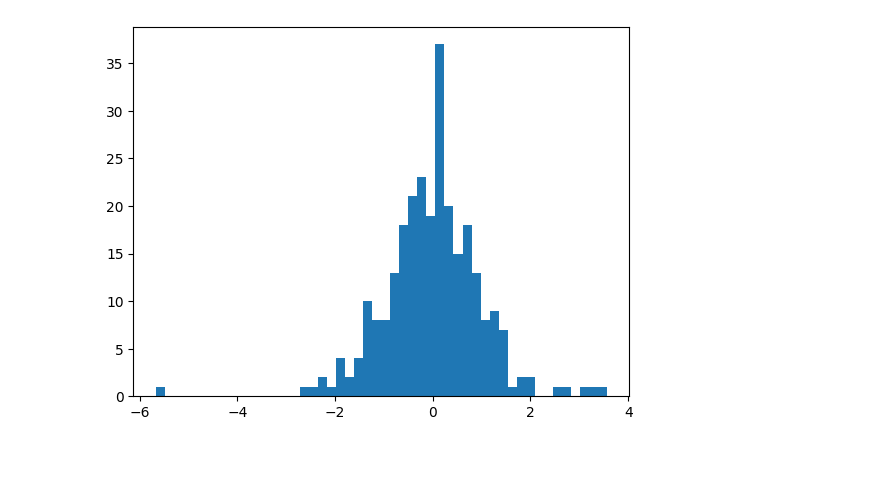
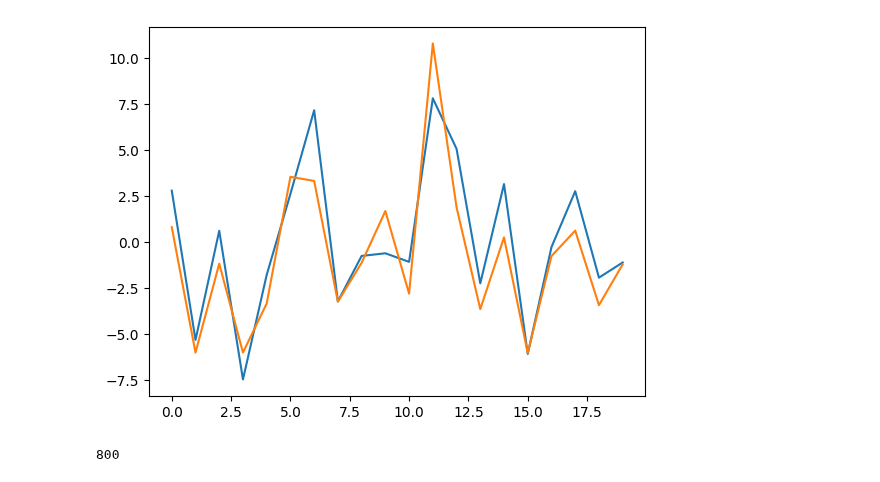
Before and after one commit to SHSMJ200/Bargh_ML, a Jupyter notebook: src/models/jupyter_files/add_new_filter_with_torbin_temp.ipynb, the cells around one changed output. Drawn from its saved outputs; the diff is of its cells as text; code cells hidden in the pictures.

```diff
--- a/src/models/jupyter_files/add_new_filter_with_torbin_temp.ipynb
+++ b/src/models/jupyter_files/add_new_filter_with_torbin_temp.ipynb
@@ -95,13 +84,17 @@ plt.show()
 # %%
+one_unit_df = merged_df[(merged_df['name'] == name) & (merged_df['code'] == code)]
+one_unit_df = one_unit_df[one_unit_df['is_good_peak'] >= 3]
 one_unit_df.loc[is_in_area, "is_good_peak"] = 4
 # %%
 df_r_selected = Data_selector(one_unit_df).select_peaks(goodness=4)
 
-base_features = ["temperature", "humidity", "dew", "surface_pressure"]
+base_features = ["temperature"]
 # base_features = []
-hours_delay = [1, 5]
+hours_delay = []
 lag_features = [f"{feature}_with_{hour}_delay" for feature in base_features for hour in hours_delay]
 time_features = ["hour", "day_of_week", "month", "season", "datetime"]
+time_features = ['datetime']
+
 feature_selector = Feature_selector(df_r_selected, "generation")
 
 features_to_select = base_features + lag_features + time_features + ["sen_temperature"]
@@ -111,8 +104,8 @@ X, y, _ = feature_selector.get_X_and_y(n_mimo=1)
 
 X_train, X_test, y_train, y_test = train_test_split(X, y, test_size=0.2, random_state=42)
 
-model = xgb.XGBRegressor(objective='reg:squarederror', n_estimators=2000, max_depth=5, learning_rate=0.1)
-# model = LinearRegression()
+# model = xgb.XGBRegressor(objective='reg:squarederror', n_estimators=200, max_depth=5, learning_rate=0.1)
+model = LinearRegression()
 model.fit(X_train, y_train)
 logger.info(f"Model has been trained successfully")
 
@@ -166,8 +124,16 @@ y_diff = y_pred_test - y_test
-# %%
-plt.hist(y_diff, bins=50)
-plt.show()
-# %% [output]
-[figure, removed]
+# %%
+y_test = np.array(y_test[:20])
+y_pred_test = np.array(y_pred_test[:20])
+
+plt.plot(y_test - np.mean(y_test))
+plt.plot(y_pred_test - np.mean(y_test))
+plt.show()
+# %% [output]
+[figure, added]
+# %%
+len(df_r_selected)
+# %% [output]
+800
 # %%
 a_one_unit_df = merged_df[(merged_df['name'] == name) & (merged_df['code'] == code)]
 
```
Also changed, not shown: parts of 12 cells of this notebook, 1 other file.
